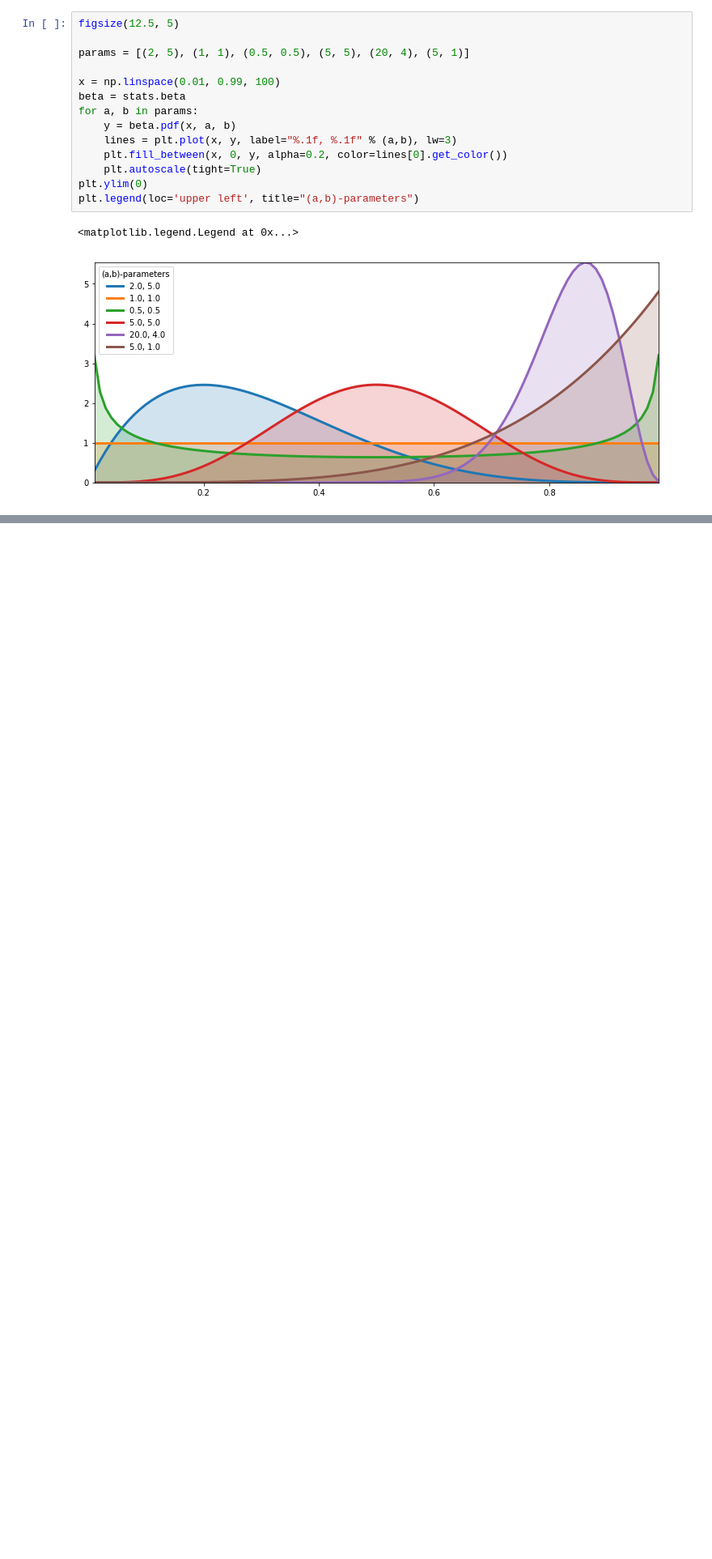
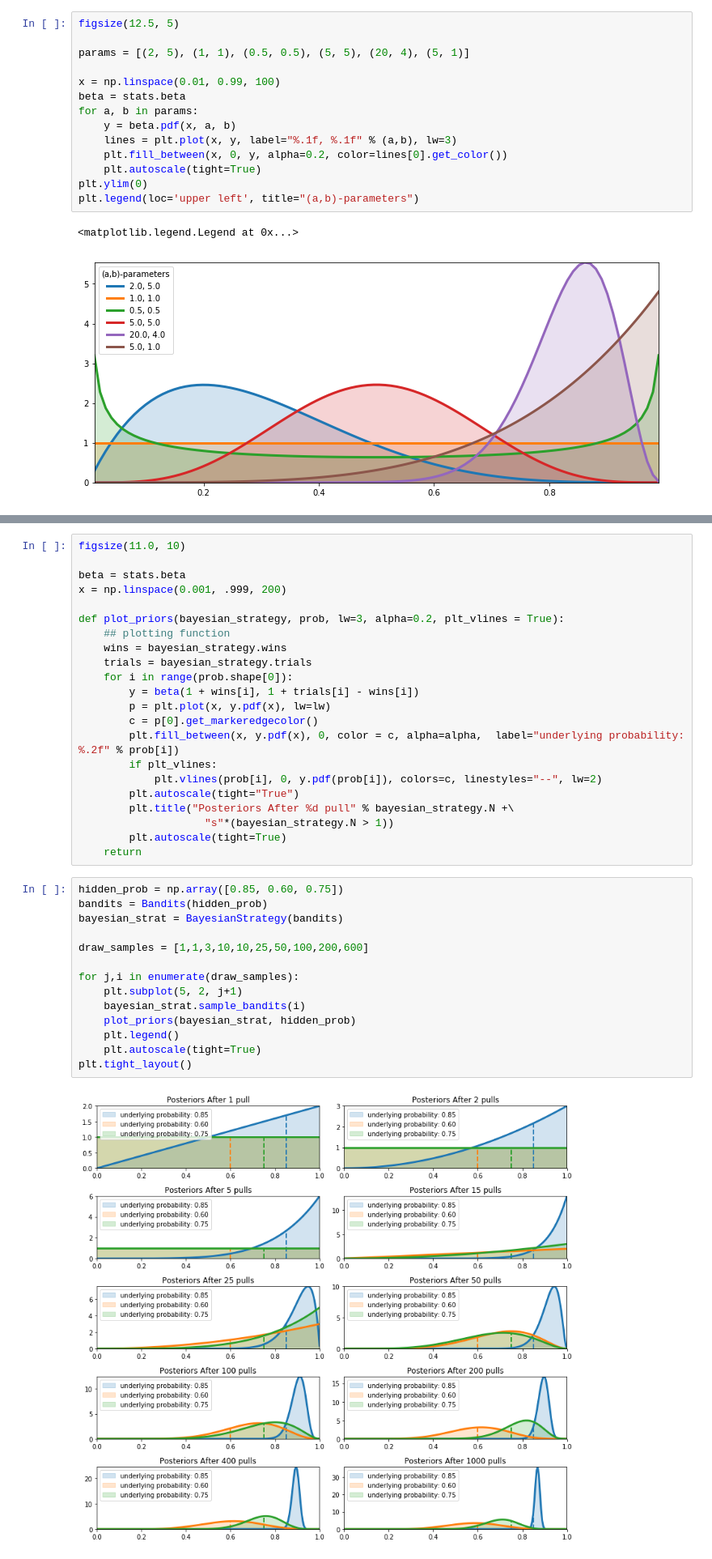
Before and after one commit to TanUkkii007/Probabilistic-Programming-and-Bayesian-Methods-for-Hackers, a Jupyter notebook: ch06/Ch6_Priors_PyMC3.ipynb, the cells around one changed output, grey strips where cells are left out. Shown: that part at 81% size. Drawn from its saved outputs; the diff is of its cells as text; blank space fills up the shorter version.

```diff
--- a/ch06/Ch6_Priors_PyMC3.ipynb
+++ b/ch06/Ch6_Priors_PyMC3.ipynb
@@ -76,0 +149,38 @@ plt.legend(loc='upper left', title="(a,b)-parameters")
+# %%
+figsize(11.0, 10)
+
+beta = stats.beta
+x = np.linspace(0.001, .999, 200)
+
+def plot_priors(bayesian_strategy, prob, lw=3, alpha=0.2, plt_vlines = True):
+    ## plotting function
+    wins = bayesian_strategy.wins
+    trials = bayesian_strategy.trials
+    for i in range(prob.shape[0]):
+        y = beta(1 + wins[i], 1 + trials[i] - wins[i])
+        p = plt.plot(x, y.pdf(x), lw=lw)
+        c = p[0].get_markeredgecolor()
+        plt.fill_between(x, y.pdf(x), 0, color = c, alpha=alpha,  label="underlying probability: %.2f" % prob[i])
+        if plt_vlines:
+            plt.vlines(prob[i], 0, y.pdf(prob[i]), colors=c, linestyles="--", lw=2)
+        plt.autoscale(tight="True")
+        plt.title("Posteriors After %d pull" % bayesian_strategy.N +\
+                    "s"*(bayesian_strategy.N > 1))
+        plt.autoscale(tight=True)
+    return
+# %%
+hidden_prob = np.array([0.85, 0.60, 0.75])
+bandits = Bandits(hidden_prob)
+bayesian_strat = BayesianStrategy(bandits)
+
+draw_samples = [1,1,3,10,10,25,50,100,200,600]
+
+for j,i in enumerate(draw_samples):
+    plt.subplot(5, 2, j+1)
+    bayesian_strat.sample_bandits(i)
+    plot_priors(bayesian_strat, hidden_prob)
+    plt.legend()
+    plt.autoscale(tight=True)
+plt.tight_layout()
+# %% [output]
+[figure, added]
```
Also changed, not shown: parts of 1 cell of this notebook.
